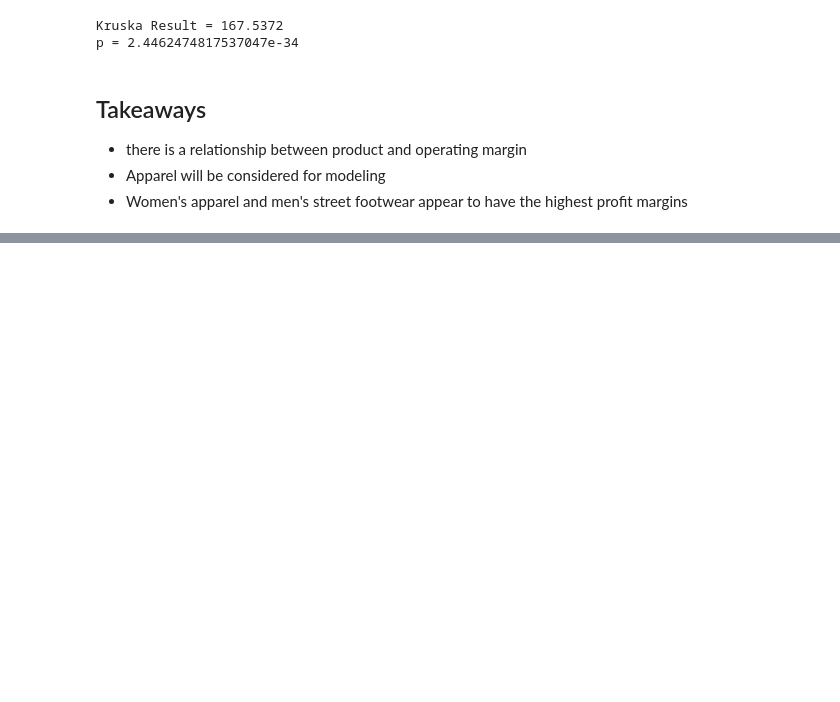
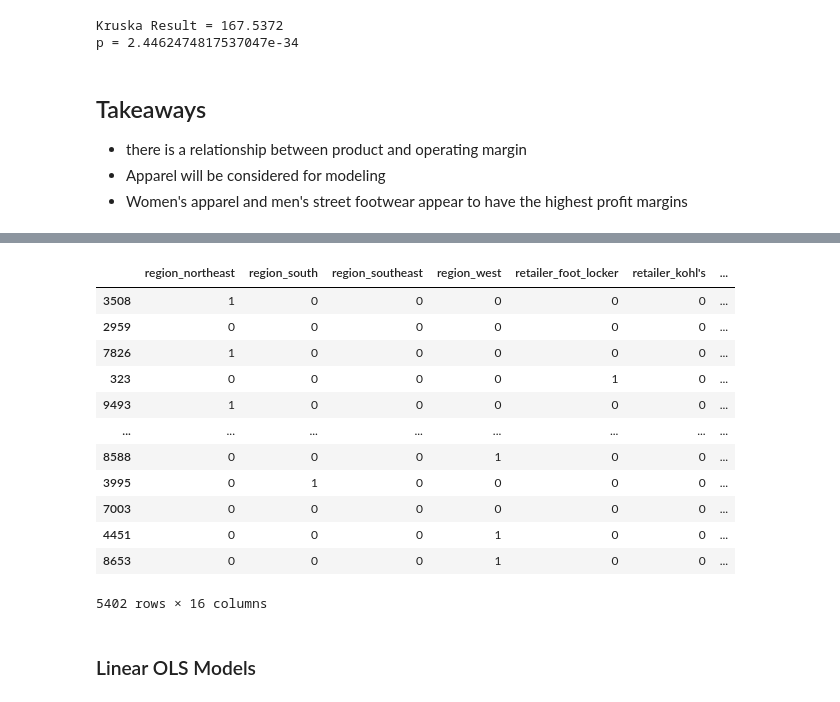
Before and after one commit to allantestaten/adidas_classification, a Jupyter notebook: scratch_notebook.ipynb, the cells around one changed output, grey strips where cells are left out. Drawn from its saved outputs; the diff is of its cells as text; code cells hidden in the pictures; blank space fills up the shorter version.

Commit message:
working on building models

```diff
--- a/scratch_notebook.ipynb
+++ b/scratch_notebook.ipynb
@@ -618,0 +548,18 @@ model.fit(X, y, **kwargs)
+# %%
+X_train
+# %% [output]
+|  | region_northeast | region_south | region_southeast | region_west | retailer_foot_locker | retailer_kohl's | ... |
+| 3508 | 1 | 0 | 0 | 0 | 0 | 0 | ... |
+| 2959 | 0 | 0 | 0 | 0 | 0 | 0 | ... |
+| 7826 | 1 | 0 | 0 | 0 | 0 | 0 | ... |
+| 323 | 0 | 0 | 0 | 0 | 1 | 0 | ... |
+| 9493 | 1 | 0 | 0 | 0 | 0 | 0 | ... |
+| ... | ... | ... | ... | ... | ... | ... | ... |
+| 8588 | 0 | 0 | 0 | 1 | 0 | 0 | ... |
+| 3995 | 0 | 1 | 0 | 0 | 0 | 0 | ... |
+| 7003 | 0 | 0 | 0 | 0 | 0 | 0 | ... |
+| 4451 | 0 | 0 | 0 | 1 | 0 | 0 | ... |
+| 8653 | 0 | 0 | 0 | 1 | 0 | 0 | ... |
+5402 rows × 16 columns
+# %% [markdown]
+### Linear OLS Models
```
Also changed, not shown: parts of 52 cells of this notebook.
